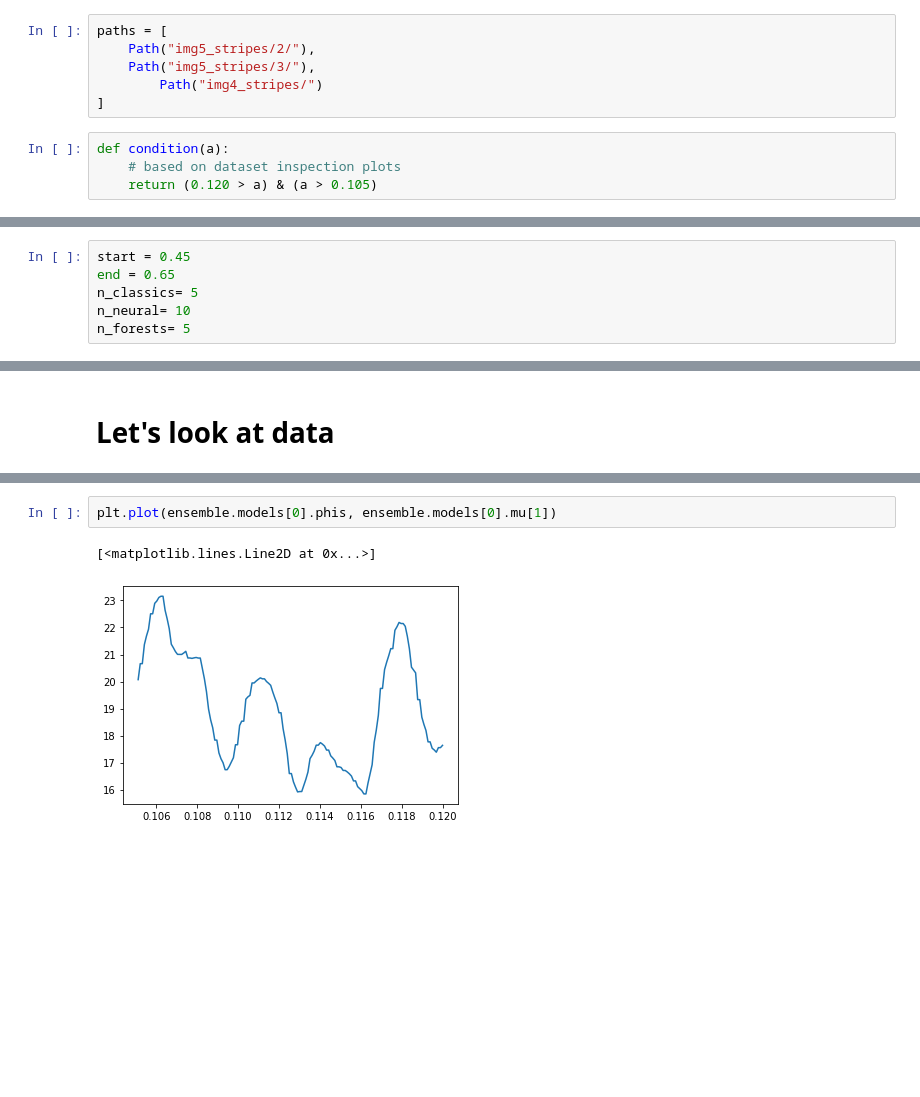
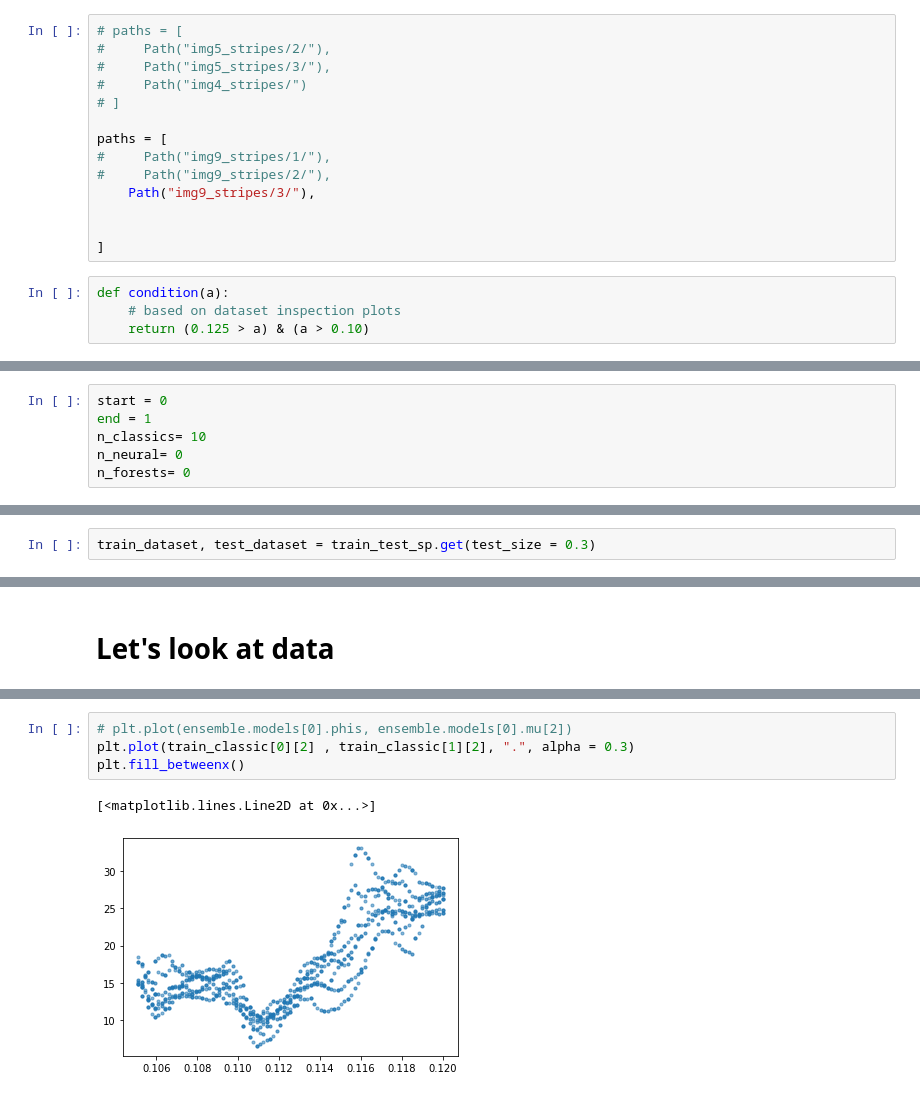
Before and after one commit to DaniloZZZ/quantTechLab, a Jupyter notebook: analysis/Ensemble.ipynb, the cells around one changed output, grey strips where cells are left out. Drawn from its saved outputs; the diff is of its cells as text; blank space fills up the shorter version.

```diff
--- a/analysis/Ensemble.ipynb
+++ b/analysis/Ensemble.ipynb
@@ -14,15 +14,23 @@ from matplotlib import pyplot as plt
 # %%
 from ensemble_model import ensemble_models
 # %%
+# paths = [
+#     Path("img5_stripes/2/"),
+#     Path("img5_stripes/3/"),
+#     Path("img4_stripes/")
+# ]
+
 paths = [
-    Path("img5_stripes/2/"),
-    Path("img5_stripes/3/"),
-        Path("img4_stripes/")
+#     Path("img9_stripes/1/"),
+#     Path("img9_stripes/2/"),
+    Path("img9_stripes/3/"),
+
+
 ]
 # %%
 def condition(a):
     # based on dataset inspection plots
-    return (0.120 > a) & (a > 0.105)
+    return (0.125 > a) & (a > 0.10)
 # %%
 params_net = {"max_size": 1,
               "min_size": 1,
@@ -48,11 +56,11 @@ params_tree = {"max_size": 1,
                "n_estimators" : [100, 150, 50]
 }
 # %%
-start = 0.45
-end = 0.65
-n_classics= 5
-n_neural= 10
-n_forests= 5
+start = 0
+end = 1
+n_classics= 10
+n_neural= 0
+n_forests= 0
 # %%
 BATCH=5
 N_COMPONENTS = 50
@@ -61,3 +68,5 @@ train_dataset, test_dataset = train_test_sp.get()
+# %%
+train_dataset, test_dataset = train_test_sp.get(test_size = 0.3)
 # %%
 train_target_classic = [train_dataset.target for i in range(len(train_dataset.inten))]
 test_target_classic = [test_dataset.target for i in range(len(test_dataset.inten))]
@@ -193,5 +277,7 @@ np.where(d_scores == d_scores.max())
 # %%
-plt.plot(ensemble.models[0].phis, ensemble.models[0].mu[1])
+# plt.plot(ensemble.models[0].phis, ensemble.models[0].mu[2])
+plt.plot(train_classic[0][2] , train_classic[1][2], ".", alpha = 0.3)
+plt.fill_betweenx()
 # %% [output]
 [<matplotlib.lines.Line2D at 0x...>]
-[figure, old version]
+[figure, new version]
```
Also changed, not shown: parts of 34 cells of this notebook, 5 other files.
